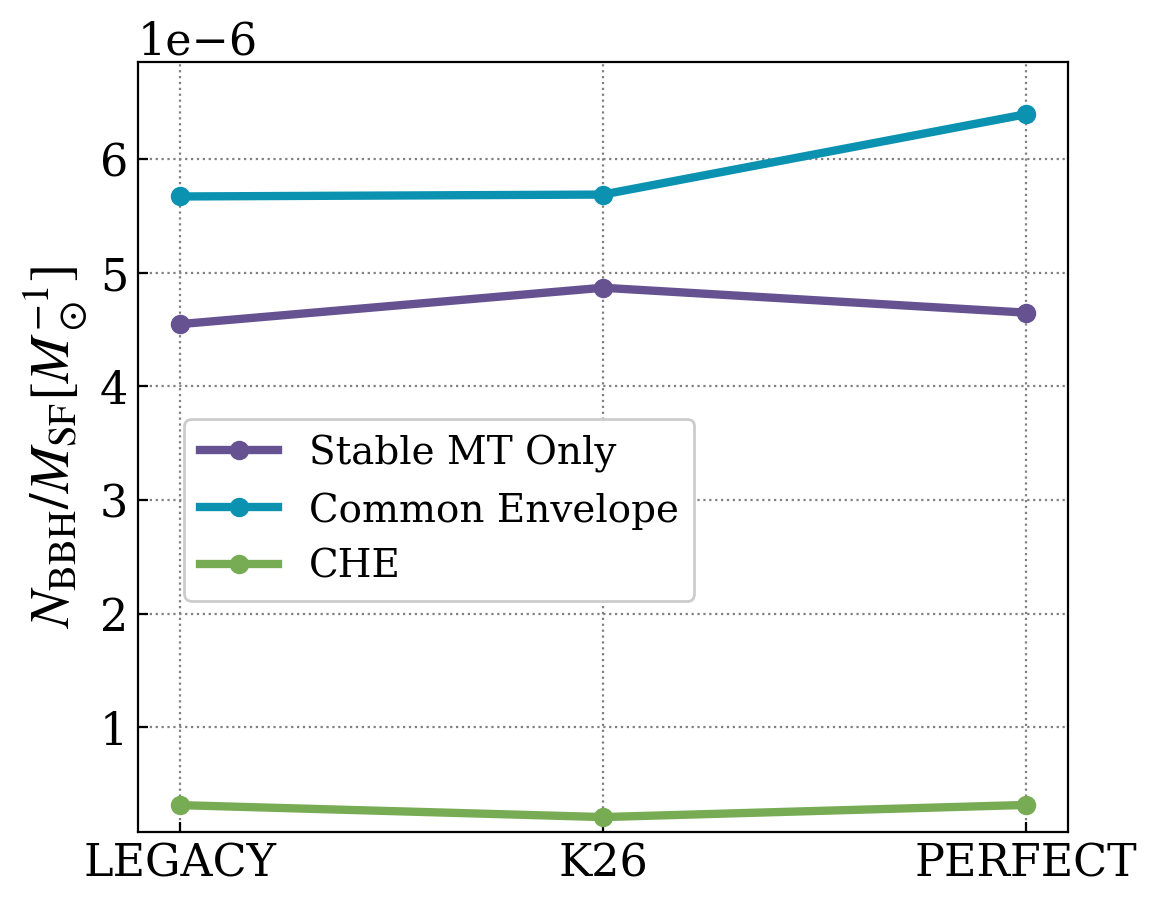
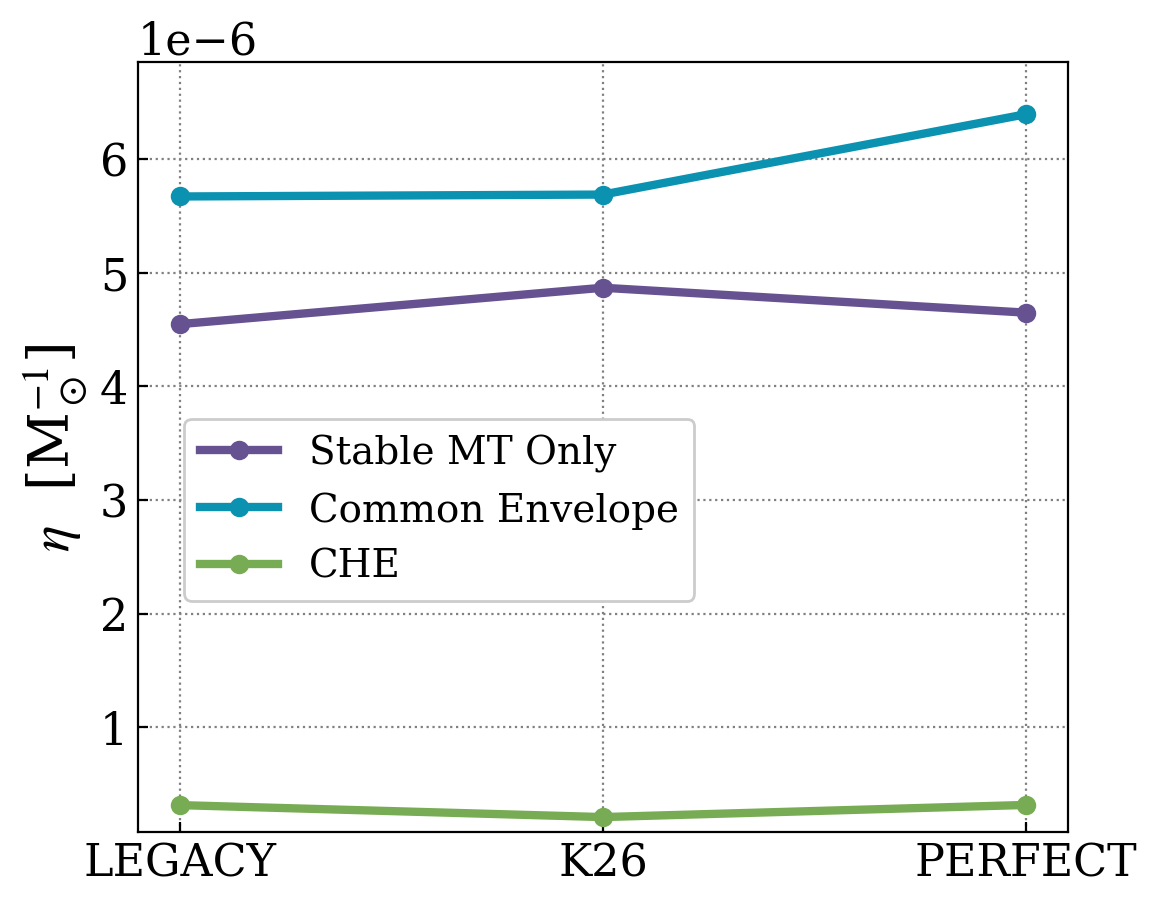
Unified diff of the notebook cell whose output changed from the first chart to the second:
--- before
+++ after
@@ -57,5 +57,5 @@
 ax.set_ylim(0.8e-7, 6.85e-6)
 
-ax.set_ylabel("$N_{\\rm BBH} / M_{\\rm SF} [M_\\odot^{-1}]$", fontsize=20)
+ax.set_ylabel("$\\eta$  [M$_\\odot^{-1}$]", fontsize=20)
 ax.ticklabel_format(axis='y', style='sci', scilimits=(0, 0))
 ax.tick_params(axis='both', direction='in')
@@ -63,4 +63,4 @@
 ax.grid()
 
-# plt.savefig(plot_path + "bbh_mergers_by_formation_channel.pdf", dpi=300, bbox_inches='tight')
+plt.savefig(plot_path + "bbh_mergers_by_formation_channel.pdf", dpi=300, bbox_inches='tight')
 plt.show()

Commit: updated yield normalizations